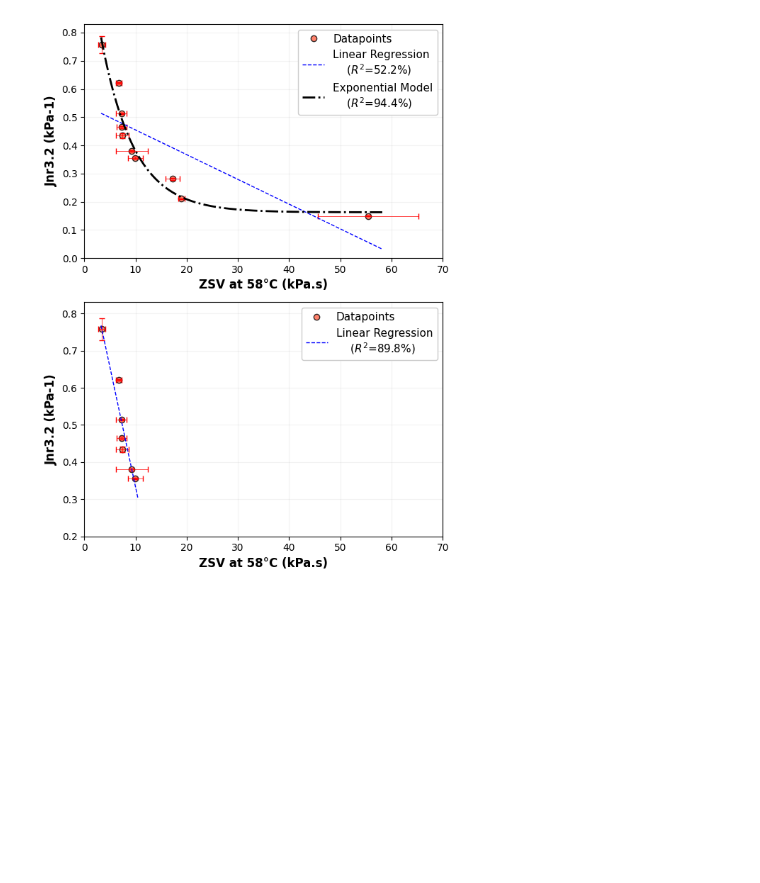
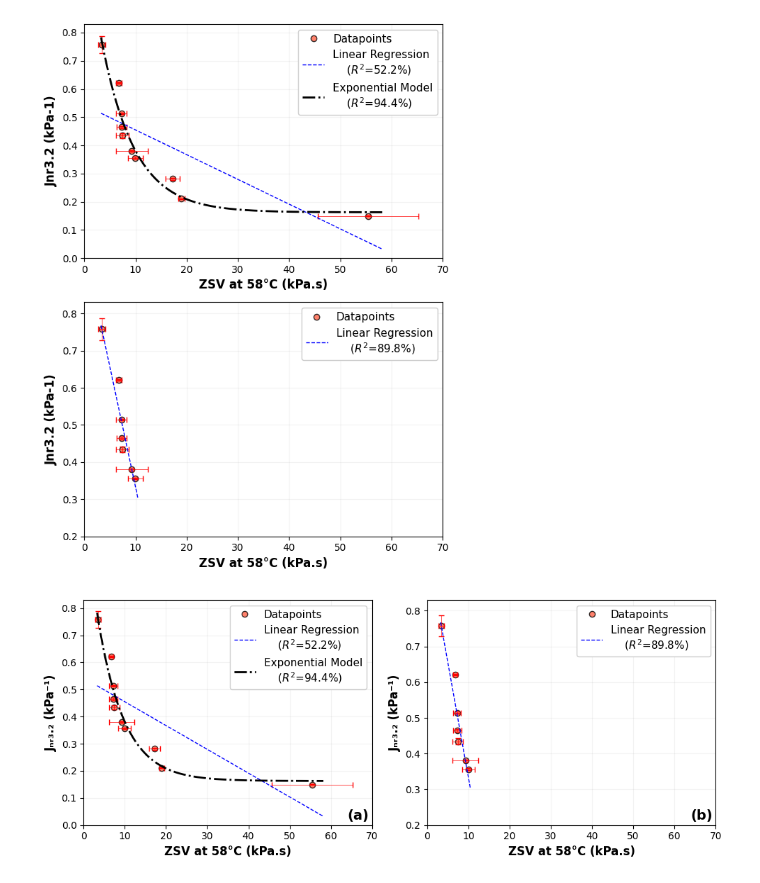
Before and after one commit to TFHRC-ABML/Pub_TRB_RuttingBinderPTF, a Jupyter notebook: Task04_CorrelationStudy.ipynb, the cells around one changed output. Cells and saved outputs as stored; diff of their text form; code cells hidden in the pictures; blank space fills up the shorter version.

```diff
--- a/Task04_CorrelationStudy.ipynb
+++ b/Task04_CorrelationStudy.ipynb
@@ -341,3 +344,57 @@ fig.tight_layout()
 # fig.savefig(os.path.join(OutputDir, 'Presentation Figures', f'Binder_Correlation_ZSV_PolymerModified.svg'), bbox_inches='tight', format='svg')
 # %% [output]
 [figure]
+# %%
+fig, ax = plt.subplots(1, 2, figsize=(10, 4))
+Model = lambda X, a, b, c: a * np.exp(b * X) + c        # Exponential model.
+# First Jnr3.2 vs ZSV
+X  = Comb['ZSV_58C_mean'].to_numpy() / 1e3
+Y  = Comb['Jnr3.2_mean'].to_numpy()
+Xs = Comb['ZSV_58C_std'].to_numpy() / 1e3
+Ys = Comb['Jnr3.2_std'].to_numpy()
+XX = np.linspace(X.min() * 0.95, X.max() * 1.05, num=10000)
+YY = np.polyval(np.polyfit(X, Y, 1), XX)
+coeff, _ = curve_fit(Model, X, Y, p0=[1, -0.1, 0])
+YY2= Model(XX, coeff[0], coeff[1], coeff[2])
+r2 = r2_score(Y, np.polyval(np.polyfit(X, Y, 1), X))
+r22= r2_score(Y, Model(X, coeff[0], coeff[1], coeff[2]))
+ax[0].plot(X, Y, ls='', marker='o', ms=6, markerfacecolor='tomato', markeredgecolor='k', alpha=0.8, label='Datapoints')
+ax[0].errorbar(X, Y, xerr=Xs, yerr=Ys, fmt='', ecolor='r', capsize=3, markersize=6, color='r', lw=0.5, ls='')
+ax[0].plot(XX, YY, ls='--', lw=1, color='b', label=f'Linear Regression\n    $(R^2$={r2*100:.1f}%)')
+ax[0].plot(XX, YY2, ls='-.', lw=2, color='k', label=f'Exponential Model\n    $(R^2$={r22*100:.1f}%)')
+ax[0].legend(fontsize=11, framealpha=1.0, fancybox=True)
+ax[0].set_xlabel('ZSV at 58°C (kPa.s)', fontsize=12, fontweight='bold', color='k')
+ax[0].set_ylabel('Jₙᵣ₃.₂ (kPa⁻¹)', fontsize=12, fontweight='bold', color='k')
+ax[0].grid(which='both', color='gray', alpha=0.1)
+ax[0].set_ylim([0, 0.83])
+ax[0].set_xlim([0, 70])
+# ----------------------------------------------------------------------------------------------------------------------
+# Now, same graph but excluding the Polymer-modified lanes.
+Comb2 = Comb[Comb['Lane'].isin([3, 5, 6, 7, 8, 9, 10])]
+X  = Comb2['ZSV_58C_mean'].to_numpy() / 1e3
+Y  = Comb2['Jnr3.2_mean'].to_numpy()
+Xs = Comb2['ZSV_58C_std'].to_numpy() / 1e3
+Ys = Comb2['Jnr3.2_std'].to_numpy()
+XX = np.linspace(X.min() * 0.95, X.max() * 1.05, num=10000)
+YY = np.polyval(np.polyfit(X, Y, 1), XX)
+coeff, _ = curve_fit(Model, X, Y, p0=[1, -0.1, 0])
+YY2= Model(XX, coeff[0], coeff[1], coeff[2])
+r2 = r2_score(Y, np.polyval(np.polyfit(X, Y, 1), X))
+r22= r2_score(Y, Model(X, coeff[0], coeff[1], coeff[2]))
+ax[1].plot(X, Y, ls='', marker='o', ms=6, markerfacecolor='tomato', markeredgecolor='k', alpha=0.8, label='Datapoints')
+ax[1].errorbar(X, Y, xerr=Xs, yerr=Ys, fmt='', ecolor='r', capsize=3, markersize=6, color='r', lw=0.5, ls='')
+ax[1].plot(XX, YY, ls='--', lw=1, color='b', label=f'Linear Regression\n    $(R^2$={r2*100:.1f}%)')
+# ax[1].plot(XX, YY2, ls='-.', lw=2, color='k', label=f'Exponential Model\n    $(R^2$={r22*100:.1f}%)')
+ax[1].legend(fontsize=11, framealpha=1.0, fancybox=True)
+ax[1].set_xlabel('ZSV at 58°C (kPa.s)', fontsize=12, fontweight='bold', color='k')
+ax[1].set_ylabel('Jₙᵣ₃.₂ (kPa⁻¹)', fontsize=12, fontweight='bold', color='k')
+ax[1].grid(which='both', color='gray', alpha=0.1)
+ax[1].set_ylim([0.2, 0.83])
+ax[1].set_xlim([0, 70])
+ax[0].text(0.99, 0.01, '(a)', fontsize=14, fontweight='bold', color='k', transform=ax[0].transAxes, va='bottom', ha='right')
+ax[1].text(0.99, 0.01, '(b)', fontsize=14, fontweight='bold', color='k', transform=ax[1].transAxes, va='bottom', ha='right')
+fig.tight_layout()
+# fig.savefig(os.path.join(OutputDir, 'Presentation Figures', f'Binder_Correlation_ZSV_PolymerModified_Horizontal.png'), bbox_inches='tight', format='png', dpi=1000)
+# fig.savefig(os.path.join(OutputDir, 'Presentation Figures', f'Binder_Correlation_ZSV_PolymerModified_Horizontal.svg'), bbox_inches='tight', format='svg')
+# %% [output]
+[figure, added]
```
Also changed, not shown: parts of 1 cell of this notebook, 3 other files.
